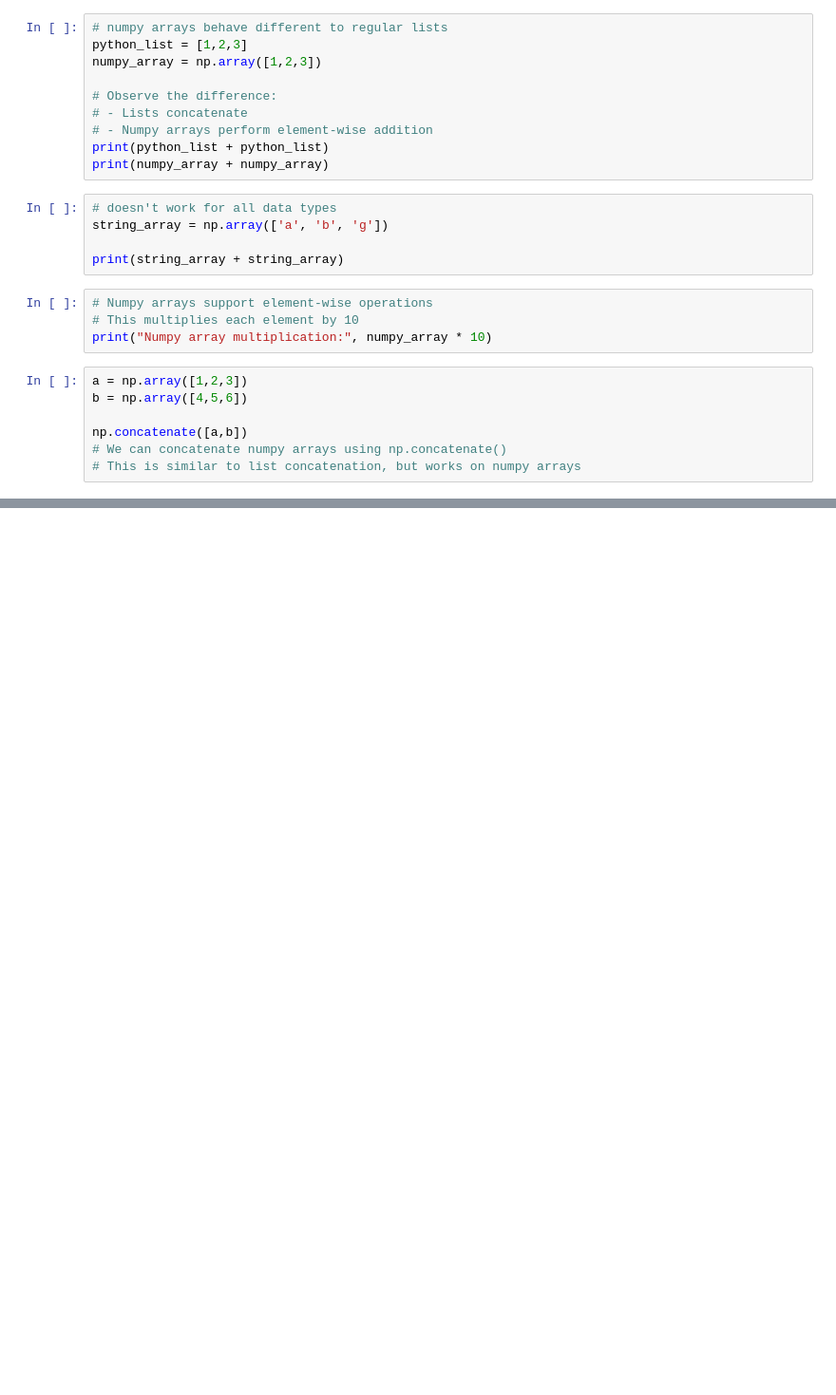
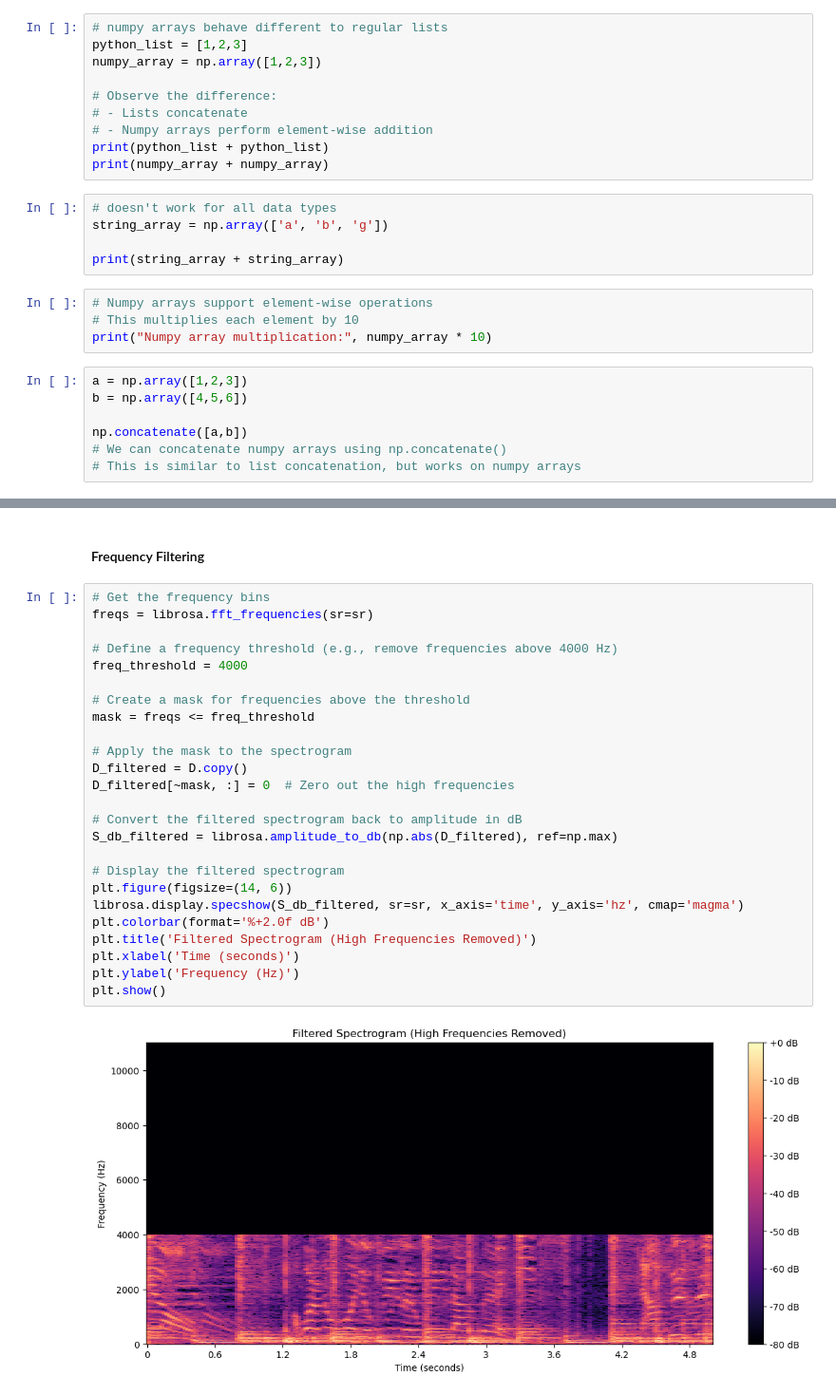
Before and after one commit to coralreefman/bca, a Jupyter notebook: notebooks/08_enter_the_matrix.ipynb, the cells around one changed output, grey strips where cells are left out. Shown at 95% size. Saved outputs shown, nothing was run; the diff lists cells and outputs as text; blank space fills up the shorter version.

```diff
--- a/notebooks/08_enter_the_matrix.ipynb
+++ b/notebooks/08_enter_the_matrix.ipynb
@@ -60,0 +376,29 @@ np.concatenate([a,b])
+# %% [markdown]
+#### Frequency Filtering
+# %%
+# Get the frequency bins
+freqs = librosa.fft_frequencies(sr=sr)
+
+# Define a frequency threshold (e.g., remove frequencies above 4000 Hz)
+freq_threshold = 4000
+
+# Create a mask for frequencies above the threshold
+mask = freqs <= freq_threshold
+
+# Apply the mask to the spectrogram
+D_filtered = D.copy()
+D_filtered[~mask, :] = 0  # Zero out the high frequencies
+
+# Convert the filtered spectrogram back to amplitude in dB
+S_db_filtered = librosa.amplitude_to_db(np.abs(D_filtered), ref=np.max)
+
+# Display the filtered spectrogram
+plt.figure(figsize=(14, 6))
+librosa.display.specshow(S_db_filtered, sr=sr, x_axis='time', y_axis='hz', cmap='magma')
+plt.colorbar(format='%+2.0f dB')
+plt.title('Filtered Spectrogram (High Frequencies Removed)')
+plt.xlabel('Time (seconds)')
+plt.ylabel('Frequency (Hz)')
+plt.show()
+# %% [output]
+[figure, added]
```
Also changed, not shown: parts of 52 cells of this notebook.
